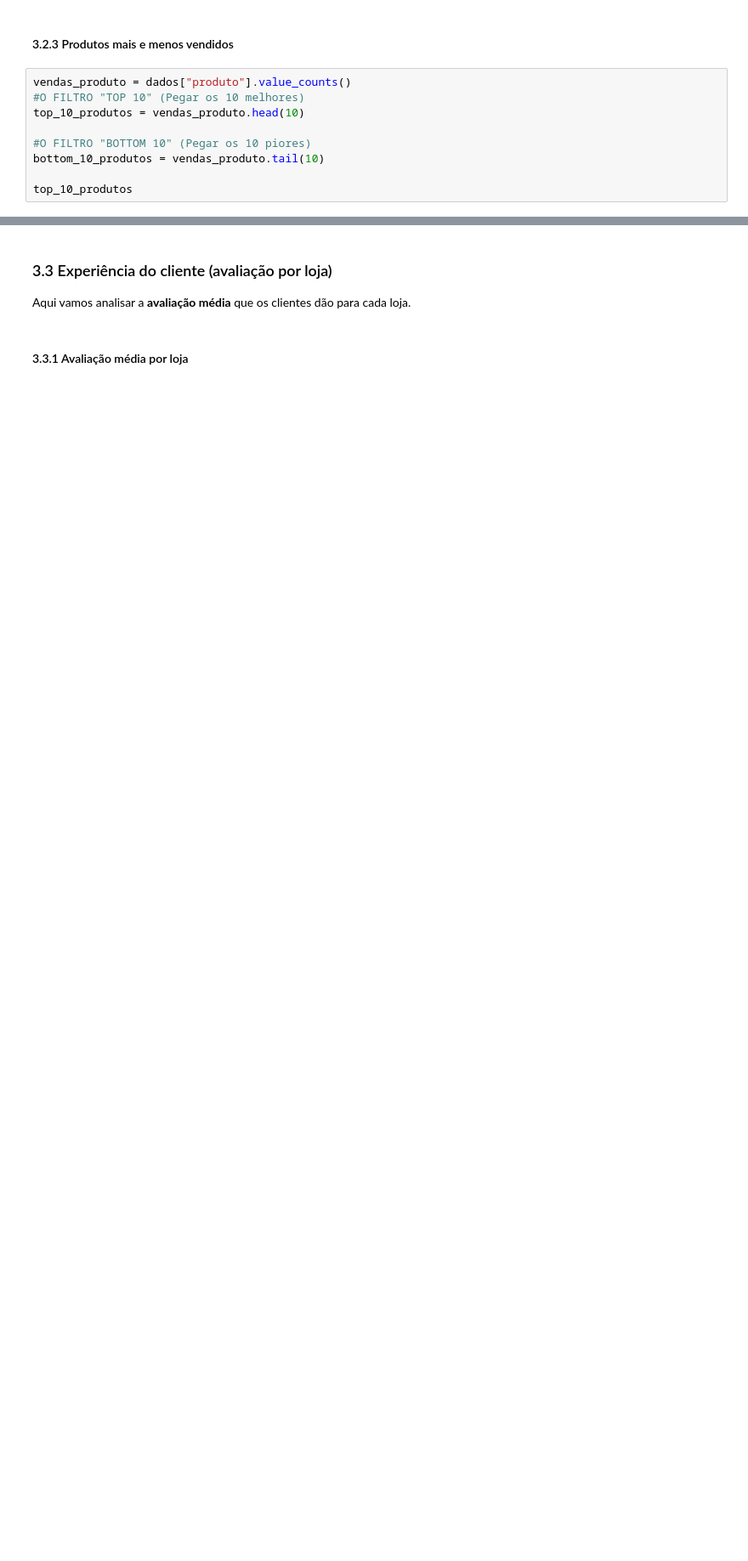
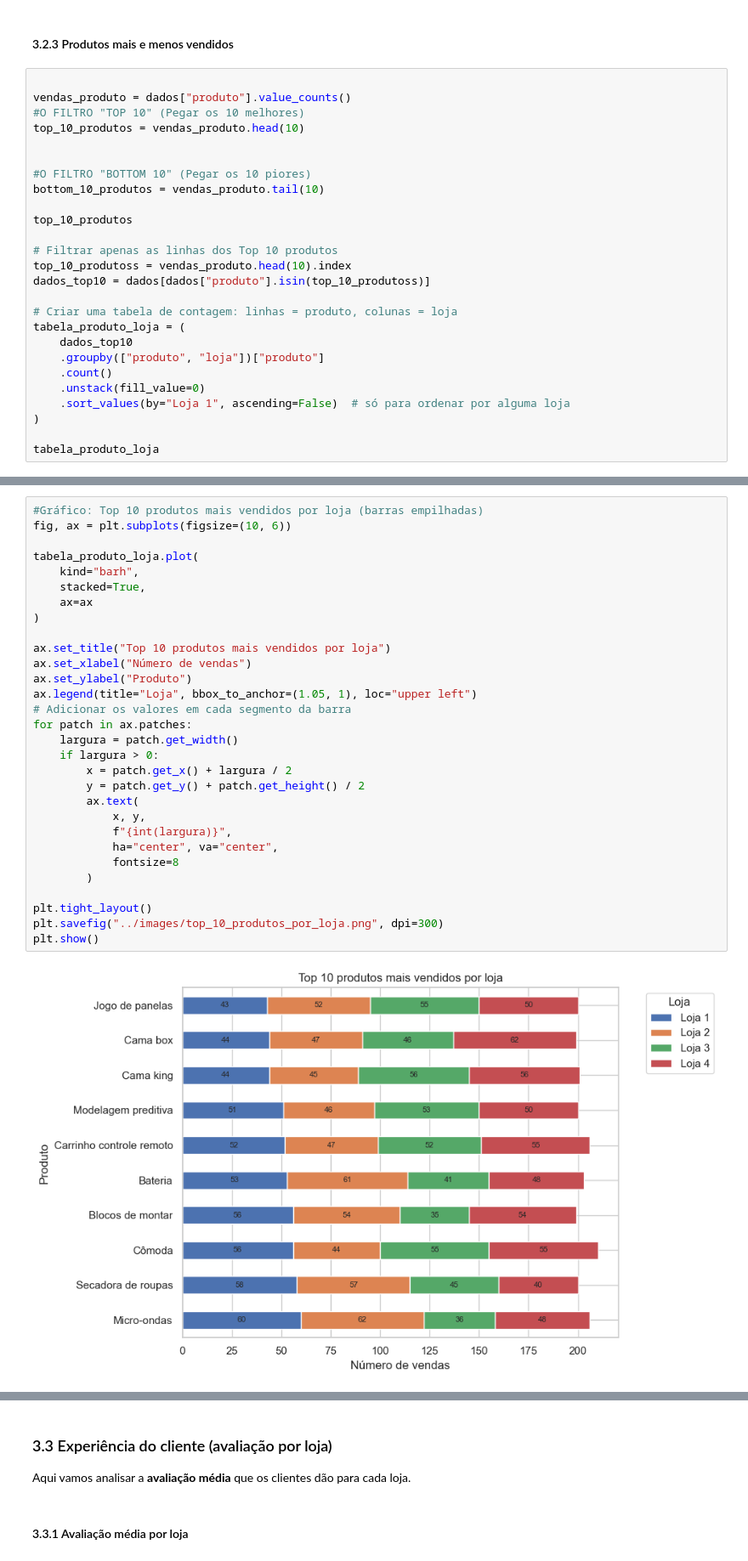
Before and after one commit to Wilson-Maciel/Store_ciencia_de_dados, a Jupyter notebook: notebooks/AluraStoreBrasil.ipynb, the cells around one changed output, grey strips where cells are left out. Shown: that part at 85% size. Saved outputs shown, nothing was run; the diff lists cells and outputs as text; blank space fills up the shorter version.

```diff
--- a/notebooks/AluraStoreBrasil.ipynb
+++ b/notebooks/AluraStoreBrasil.ipynb
@@ -398,12 +408,29 @@ plt.show()
 # %% [markdown]
 #### 3.2.3 Produtos mais e menos vendidos
 # %%
+
 vendas_produto = dados["produto"].value_counts()
 #O FILTRO "TOP 10" (Pegar os 10 melhores)
 top_10_produtos = vendas_produto.head(10)
+
 
 #O FILTRO "BOTTOM 10" (Pegar os 10 piores)
 bottom_10_produtos = vendas_produto.tail(10)
 
 top_10_produtos
+
+# Filtrar apenas as linhas dos Top 10 produtos
+top_10_produtoss = vendas_produto.head(10).index
+dados_top10 = dados[dados["produto"].isin(top_10_produtoss)]
+
+# Criar uma tabela de contagem: linhas = produto, colunas = loja
+tabela_produto_loja = (
+    dados_top10
+    .groupby(["produto", "loja"])["produto"]
+    .count()
+    .unstack(fill_value=0)
+    .sort_values(by="Loja 1", ascending=False)  # só para ordenar por alguma loja
+)
+
+tabela_produto_loja
 # %% [output]
@@ -421,0 +449,32 @@ Name: count, dtype: int64
+# %%
+#Gráfico: Top 10 produtos mais vendidos por loja (barras empilhadas)
+fig, ax = plt.subplots(figsize=(10, 6))
+
+tabela_produto_loja.plot(
+    kind="barh",
+    stacked=True,
+    ax=ax
+)
+
+ax.set_title("Top 10 produtos mais vendidos por loja")
+ax.set_xlabel("Número de vendas")
+ax.set_ylabel("Produto")
+ax.legend(title="Loja", bbox_to_anchor=(1.05, 1), loc="upper left")
+# Adicionar os valores em cada segmento da barra
+for patch in ax.patches:
+    largura = patch.get_width()
+    if largura > 0:
+        x = patch.get_x() + largura / 2
+        y = patch.get_y() + patch.get_height() / 2
+        ax.text(
+            x, y,
+            f"{int(largura)}",
+            ha="center", va="center",
+            fontsize=8
+        )
+
+plt.tight_layout()
+plt.savefig("../images/top_10_produtos_por_loja.png", dpi=300)
+plt.show()
+# %% [output]
+[figure, added]
```
Also changed, not shown: parts of 13 cells of this notebook, 15 other files.
